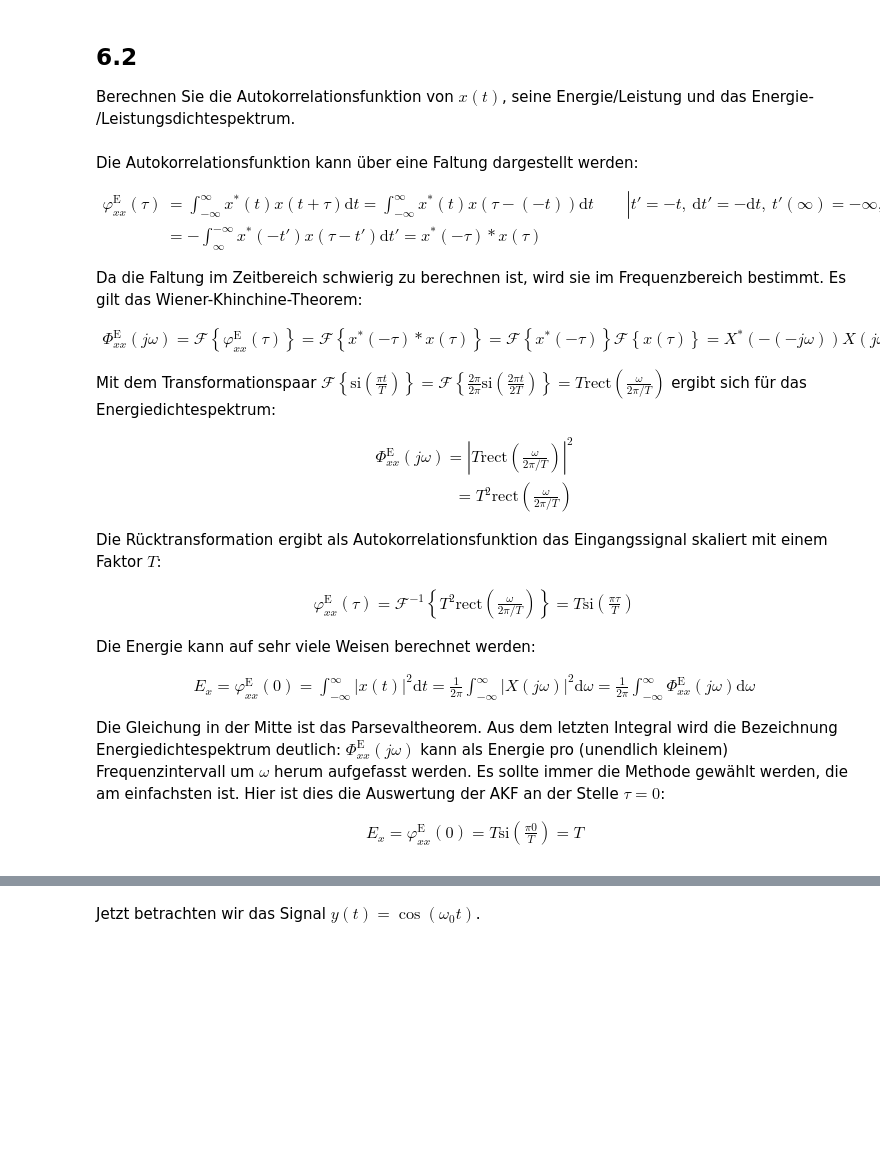
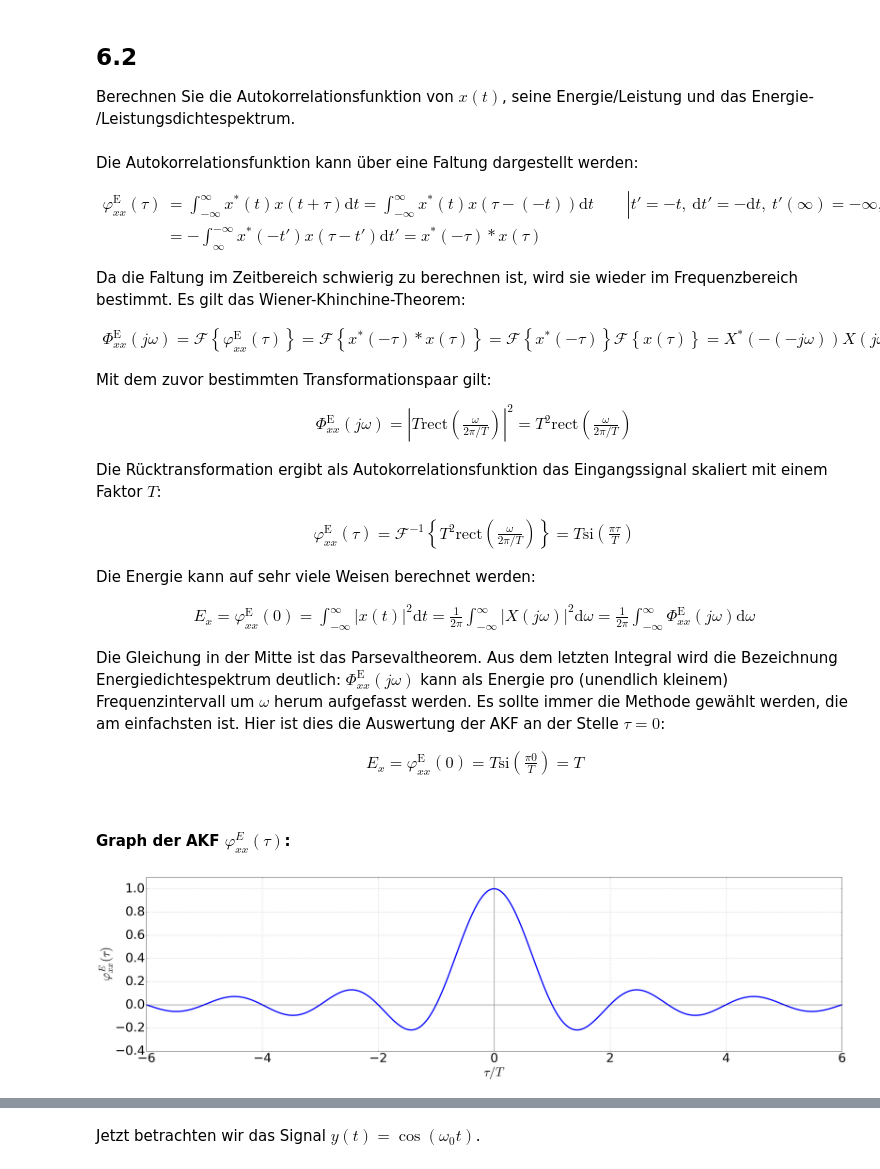
Before and after one commit to fgnt/nachrichtentechnik, a Jupyter notebook: notebooks/Uebungen/A6_Korrelationsfunktionen.ipynb, the cells around one changed output, grey strips where cells are left out. Saved outputs shown, nothing was run; the diff lists cells and outputs as text; code cells hidden in the pictures; blank space fills up the shorter version.

```diff
--- a/notebooks/Uebungen/A6_Korrelationsfunktionen.ipynb
+++ b/notebooks/Uebungen/A6_Korrelationsfunktionen.ipynb
@@ -34,16 +76,15 @@ Die Autokorrelationsfunktion kann über eine Faltung dargestellt werden:
         &= -\int_{\infty}^{-\infty} x^{\ast}(-t')x(\tau-t') \mathrm{d}t' = x^{\ast}(-\tau) \ast x(\tau)
 \end{align}
 
-Da die Faltung im Zeitbereich schwierig zu berechnen ist, wird sie im Frequenzbereich bestimmt. Es gilt das Wiener-Khinchine-Theorem:
+Da die Faltung im Zeitbereich schwierig zu berechnen ist, wird sie wieder im Frequenzbereich bestimmt. Es gilt das Wiener-Khinchine-Theorem:
 
 \begin{align}
     \Phi^\text{E}_{xx}(j\omega) = \mathcal{F}\left\{ \varphi^\text{E}_{xx}(\tau) \right\} = \mathcal{F}\left\{ x^{\ast}(-\tau) \ast x(\tau) \right\} = \mathcal{F}\left\{ x^{\ast}(-\tau) \right\} \mathcal{F}\left\{ x(\tau) \right\} = X^{\ast}(-(-j\omega)) X(j\omega) = \left| X(j\omega) \right|^2
 \end{align}
 
-Mit dem Transformationspaar $\mathcal{F} \left\{ \mathrm{si}\left(\frac{\pi t}{T}\right) \right\}  = \mathcal{F} \left\{ \frac{2 \pi}{2 \pi} \mathrm{si}\left(\frac{2 \pi t}{2T}\right) \right\} = T \mathrm{rect} \left( \frac{\omega}{ 2 \pi / T} \right)$ ergibt sich für das Energiedichtespektrum:
-
+Mit dem zuvor bestimmten Transformationspaar gilt:
 \begin{align}
-    \Phi^\text{E}_{xx}(j\omega) = \left|T \mathrm{rect}\left(\frac{\omega}{2\pi/T}\right)\right|^2 \\
+    \Phi^\text{E}_{xx}(j\omega) = \left|T \mathrm{rect}\left(\frac{\omega}{2\pi/T}\right)\right|^2
             = T^2 \mathrm{rect}\left(\frac{\omega}{2\pi/T}\right)
 \end{align}
 
@@ -66,3 +107,19 @@ Es sollte immer die Methode gewählt werden, die am einfachsten ist. Hier ist di
 \begin{align}
     E_x = \varphi^\text{E}_{xx}(0) = T \mathrm{si}\left(\frac{\pi 0}{T}\right) = T
 \end{align}
+# %% [markdown]
+#### Graph der AKF $\varphi_{xx}^{E}(\tau)$:
+# %%
+tau = t
+phi_xx = np.sinc(tau/T)
+
+plt.axvline(linewidth=0.75, color='k')
+plt.plot(tau/T, x, 'b-', lw=4);
+plt.axhline(linewidth=0.75, color='k')
+plt.xlabel(r'$\tau/T$');
+plt.ylabel(r'$\varphi_{xx}^{E}(\tau)$');
+plt.xlim((-6, 6))
+plt.ylim((-0.4, 1.1))
+plt.grid(True)
+# %% [output]
+[figure, added]
```
Also changed, not shown: parts of 20 cells of this notebook.
